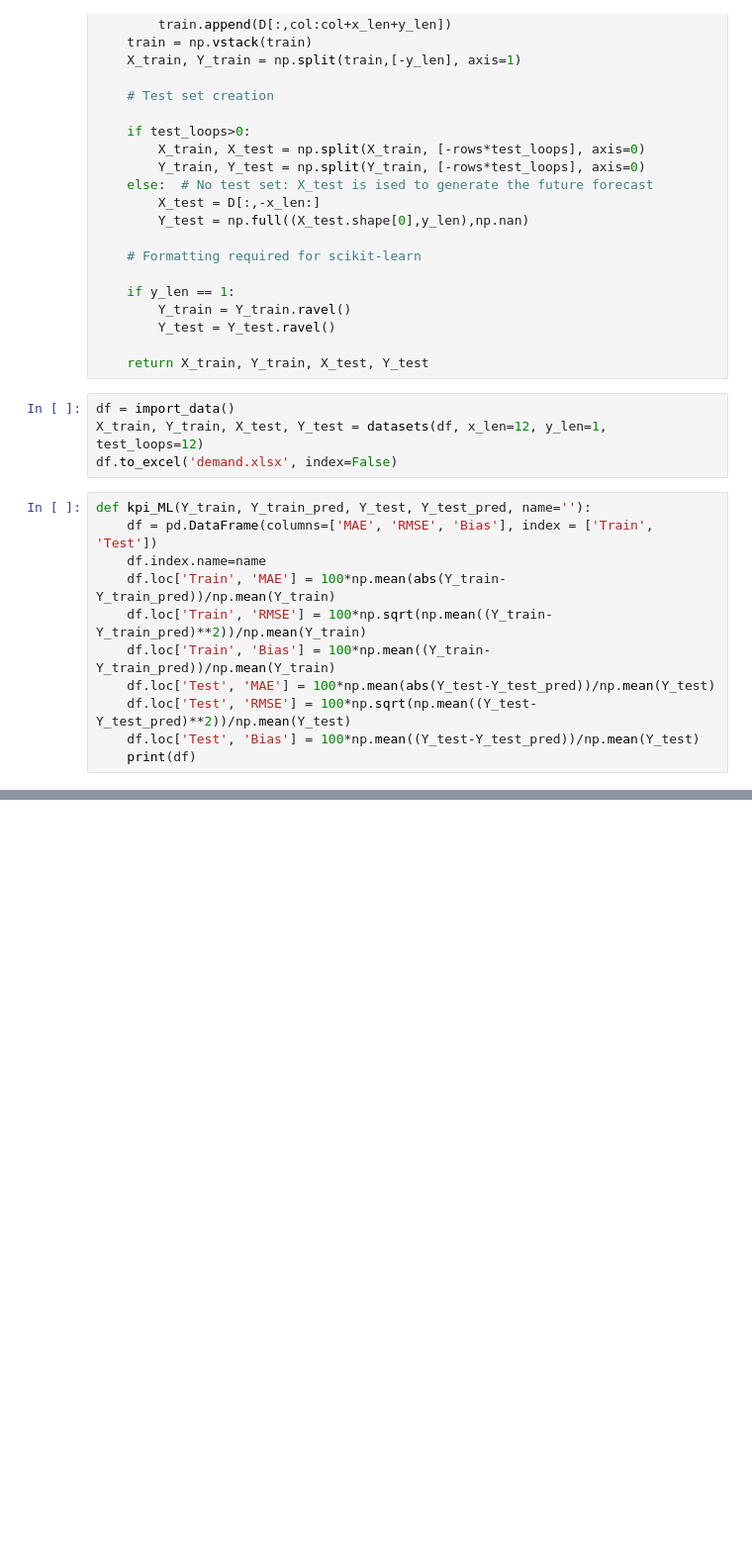
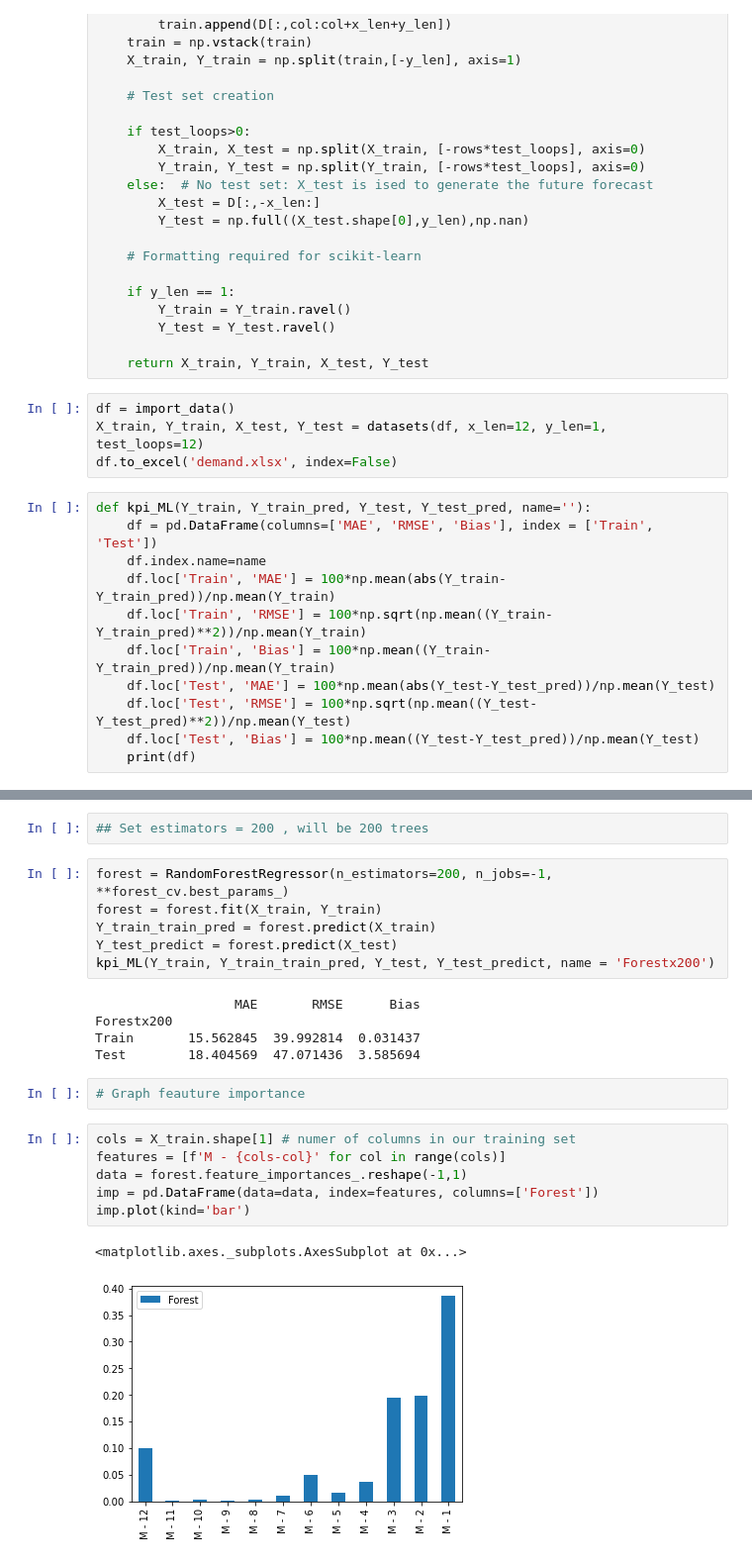
Before and after one commit to Ig0rGavrilov/Data_Science_for_SCM, a Jupyter notebook: Random_Forest_Bootstrap.ipynb, the cells around one changed output, grey strips where cells are left out. Shown at 99% size. Drawn from its saved outputs; the diff is of its cells as text; blank space fills up the shorter version.

```diff
--- a/Random_Forest_Bootstrap.ipynb
+++ b/Random_Forest_Bootstrap.ipynb
@@ -116,0 +113,24 @@ Test              17.696185  46.024648  2.886717
+# %%
+## Set estimators = 200 , will be 200 trees
+# %%
+forest = RandomForestRegressor(n_estimators=200, n_jobs=-1, **forest_cv.best_params_)
+forest = forest.fit(X_train, Y_train)
+Y_train_train_pred = forest.predict(X_train)
+Y_test_predict = forest.predict(X_test)
+kpi_ML(Y_train, Y_train_train_pred, Y_test, Y_test_predict, name = 'Forestx200')
+# %% [output]
+                  MAE       RMSE      Bias
+Forestx200
+Train       15.562845  39.992814  0.031437
+Test        18.404569  47.071436  3.585694
+# %%
+# Graph feauture importance
+# %%
+cols = X_train.shape[1] # numer of columns in our training set
+features = [f'M - {cols-col}' for col in range(cols)]
+data = forest.feature_importances_.reshape(-1,1)
+imp = pd.DataFrame(data=data, index=features, columns=['Forest'])
+imp.plot(kind='bar')
+# %% [output]
+<matplotlib.axes._subplots.AxesSubplot at 0x...>
+[figure, added]
```
Also changed, not shown: parts of 3 cells of this notebook, 3 other files.
